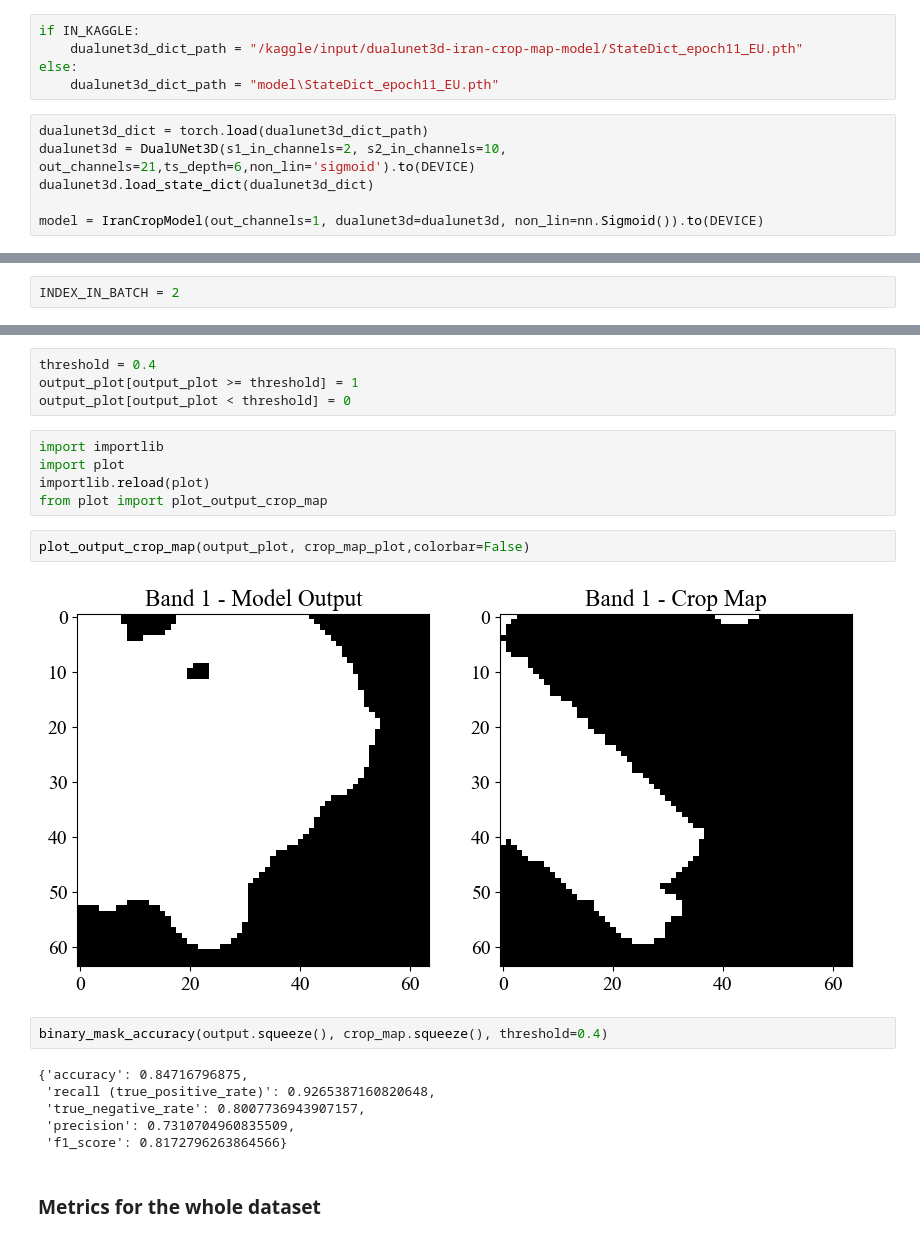
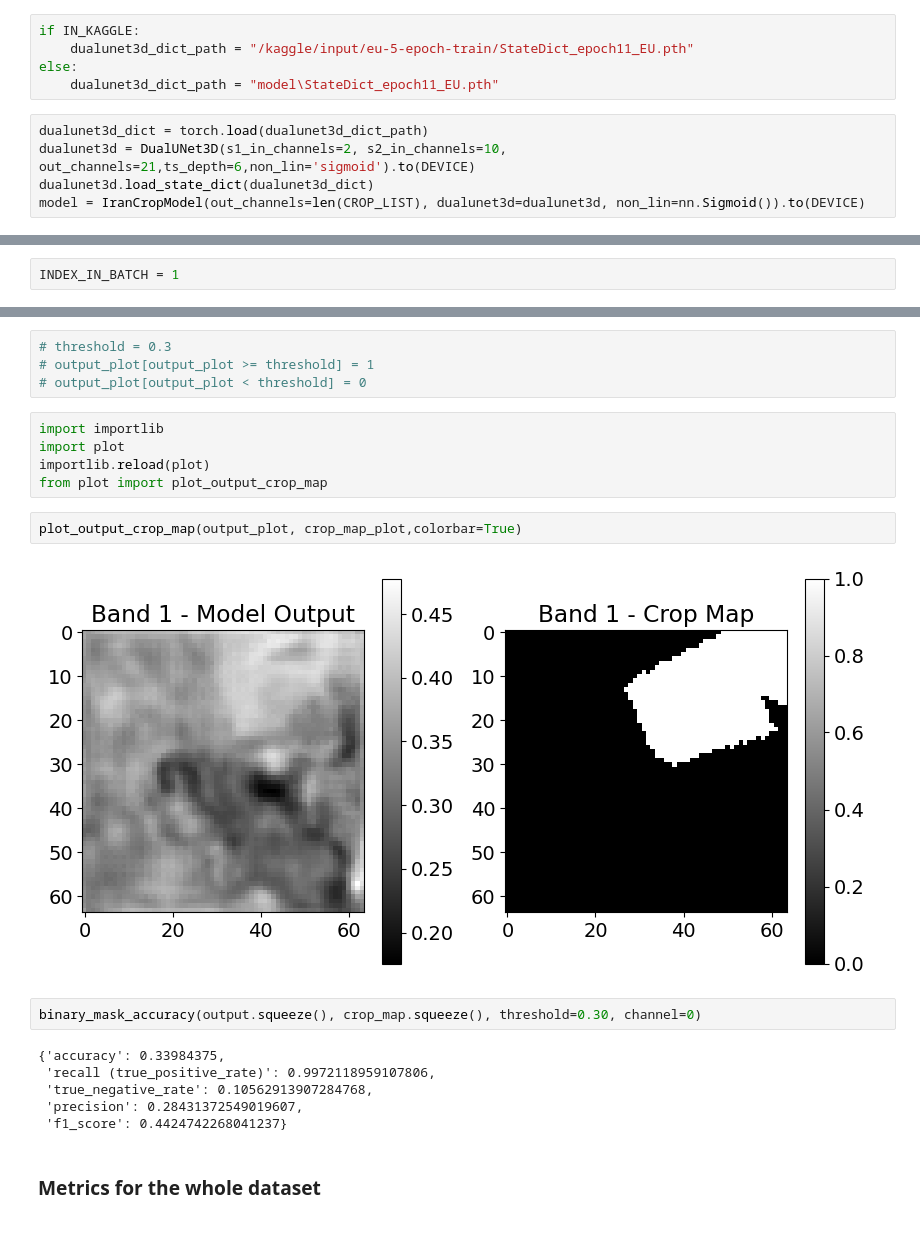
Before and after one commit to moienr/CropMapping, a Jupyter notebook: fine_tune_iran.ipynb, the cells around one changed output, grey strips where cells are left out. Cells and saved outputs as stored; diff of their text form.

```diff
--- a/fine_tune_iran.ipynb
+++ b/fine_tune_iran.ipynb
@@ -165,14 +160,13 @@ len(train_loader), len(valid_loader)
 # %%
 if IN_KAGGLE:
-    dualunet3d_dict_path = "/kaggle/input/dualunet3d-iran-crop-map-model/StateDict_epoch11_EU.pth"
+    dualunet3d_dict_path = "/kaggle/input/eu-5-epoch-train/StateDict_epoch11_EU.pth"
 else:
     dualunet3d_dict_path = "model\StateDict_epoch11_EU.pth"
 # %%
 dualunet3d_dict = torch.load(dualunet3d_dict_path)
 dualunet3d = DualUNet3D(s1_in_channels=2, s2_in_channels=10, out_channels=21,ts_depth=6,non_lin='sigmoid').to(DEVICE)
 dualunet3d.load_state_dict(dualunet3d_dict)
-
-model = IranCropModel(out_channels=1, dualunet3d=dualunet3d, non_lin=nn.Sigmoid()).to(DEVICE)
+model = IranCropModel(out_channels=len(CROP_LIST), dualunet3d=dualunet3d, non_lin=nn.Sigmoid()).to(DEVICE)
 # %%
 # Example usage
 learning_rate = 1e-4
@@ -220,5 +231,5 @@ output.shape: torch.Size([4, 1, 64, 64])
 # %%
-INDEX_IN_BATCH = 2
+INDEX_IN_BATCH = 1
 # %%
 plot_s2_img(s2_img[INDEX_IN_BATCH],2,3)
 # %% [output]
@@ -240,26 +251,26 @@ output_plot.shape, crop_map_plot.shape
 # %% [output]
 ((1, 64, 64), (1, 64, 64))
 # %%
-threshold = 0.4
-output_plot[output_plot >= threshold] = 1
-output_plot[output_plot < threshold] = 0
+# threshold = 0.3
+# output_plot[output_plot >= threshold] = 1
+# output_plot[output_plot < threshold] = 0
 # %%
 import importlib
 import plot
 importlib.reload(plot)
 from plot import plot_output_crop_map
 # %%
-plot_output_crop_map(output_plot, crop_map_plot,colorbar=False)
+plot_output_crop_map(output_plot, crop_map_plot,colorbar=True)
 # %% [output]
-[figure, old version]
+[figure, new version]
 # %%
-binary_mask_accuracy(output.squeeze(), crop_map.squeeze(), threshold=0.4)
+binary_mask_accuracy(output.squeeze(), crop_map.squeeze(), threshold=0.30, channel=0)
 # %% [output]
-{'accuracy': 0.84716796875,
- 'recall (true_positive_rate)': 0.9265387160820648,
- 'true_negative_rate': 0.8007736943907157,
- 'precision': 0.7310704960835509,
- 'f1_score': 0.8172796263864566}
+{'accuracy': 0.33984375,
+ 'recall (true_positive_rate)': 0.9972118959107806,
+ 'true_negative_rate': 0.10562913907284768,
+ 'precision': 0.28431372549019607,
+ 'f1_score': 0.4424742268041237}
 # %% [markdown]
 ### Metrics for the whole dataset
 # %%
```
Also changed, not shown: parts of 16 cells of this notebook.
